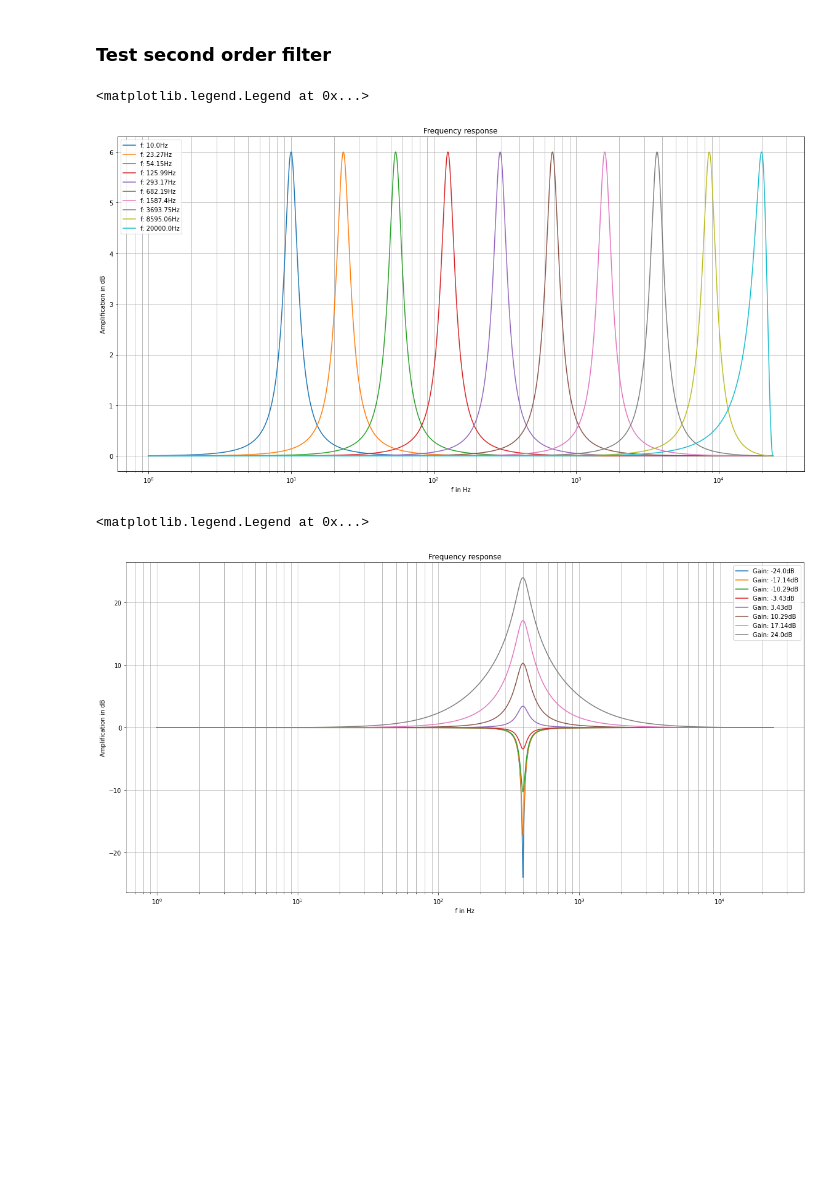
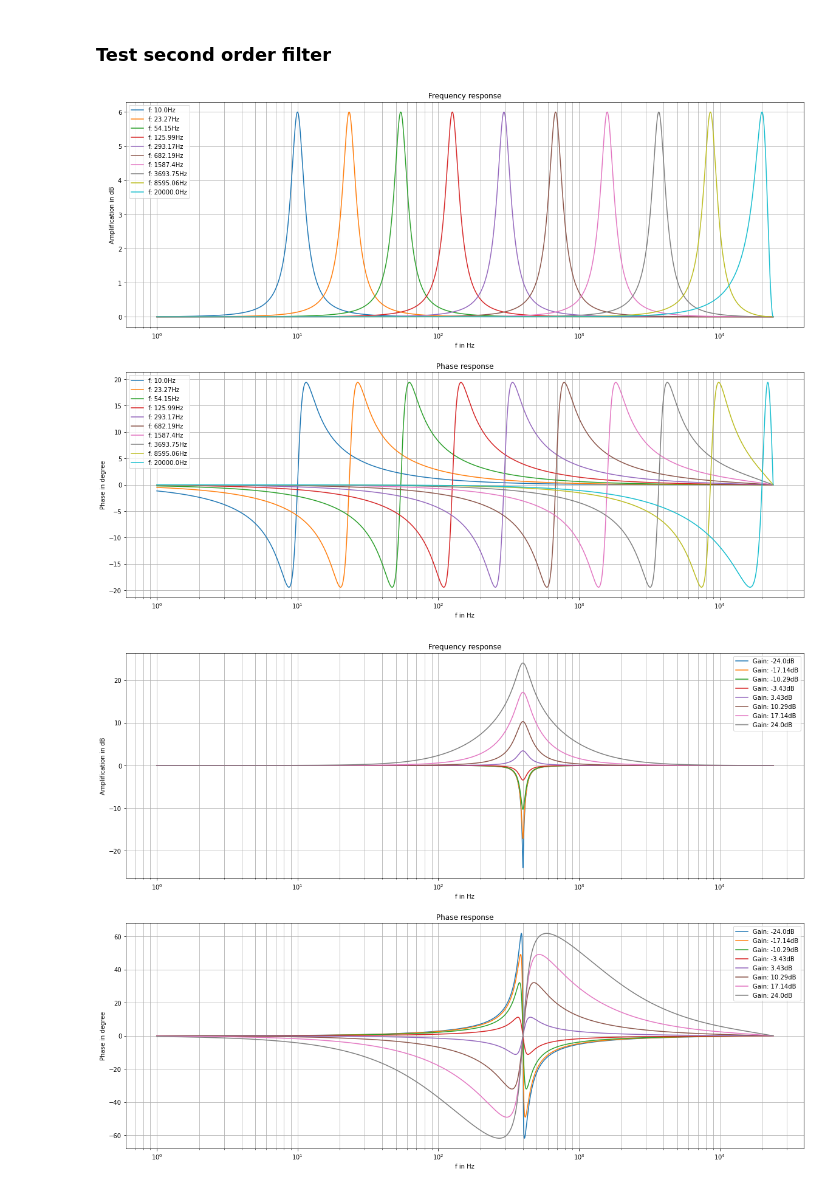
Before and after one commit to simongapp/python_audio_tools, a Jupyter notebook: EQ_Regalia/filter_test.ipynb, the cells around one changed output. Drawn from its saved outputs; the diff is of its cells as text; code cells hidden in the pictures; blank space fills up the shorter version.

```diff
--- a/EQ_Regalia/filter_test.ipynb
+++ b/EQ_Regalia/filter_test.ipynb
@@ -9,5 +9,7 @@ import numpy as np
 import matplotlib.pyplot as plt
 
 import eq_regalia as eq
+# %%
+save_plots=False
 # %% [markdown]
 ### Test first order filter
@@ -18,7 +19,8 @@ Configuration either in HPF (default) or LPF
 f = np.logspace(np.log10(10), np.log10(20e3), 10)
 legend=[]
 
-plt.figure(figsize=(20,10))
+plt.figure(figsize=(20,15))
+plt.subplot(2,1,1)
 for i in f:
     x,y = eq.first_order(freq=i)
     plt.semilogx(x, 20*np.log10(np.abs(y)))
@@ -29,14 +31,17 @@ plt.ylabel("Amplification in dB")
 plt.xlabel("f in Hz")
 plt.legend(legend)
 
-plt.figure(figsize=(20,10))
+plt.subplot(2,1,2)
 for i in f:
-    x,y = eq.first_order(freq=i, filter="lpf")
-    plt.semilogx(x, 20*np.log10(np.abs(y)))
-    legend.append("f: " + str(np.round(i,2)) + "Hz")
+    x,y = eq.first_order(freq=i)
+    y_phase = -np.arctan(np.imag(y)/np.real(y))
+    plt.semilogx(x,np.rad2deg(y_phase))
 plt.grid(True, which="both")
-plt.title("Frequency response LPF")
-plt.ylabel("Amplification in dB")
+plt.title("Phase response HPF")
+plt.ylabel("Phase in degree")
 plt.xlabel("f in Hz")
 plt.legend(legend)
+
+if(save_plots):
+    plt.savefig('plots/bode_first_order_HPF.png')
 # %% [output]
@@ -48,27 +86,42 @@ plt.legend(legend)
 # %%
 # Sweep through frequencies
 f = np.logspace(np.log10(10), np.log10(20e3), 10)
 legend=[]
 
-plt.figure(figsize=(20,10))
+plt.figure(figsize=(20,15))
+plt.subplot(2,1,1)
 for i in f:
     x,y = eq.second_order(freq=i,gain=6)
     plt.semilogx(x, 20*np.log10(np.abs(y)))
     legend.append("f: " + str(np.round(i,2)) + "Hz")
 plt.grid(True, which="both")
 plt.title("Frequency response")
 plt.ylabel("Amplification in dB")
 plt.xlabel("f in Hz")
 plt.legend(legend)
+
+plt.subplot(2,1,2)
+for i in f:
+    x,y = eq.second_order(freq=i, gain=6)
+    y_phase = -np.arctan(np.imag(y)/np.real(y))
+    plt.semilogx(x,np.rad2deg(y_phase))
+plt.grid(True, which="both")
+plt.title("Phase response")
+plt.ylabel("Phase in degree")
+plt.xlabel("f in Hz")
+plt.legend(legend)
+
+if(save_plots):
+    plt.savefig('plots/bode_second_order_frequency_sweep.png')
 # %% [output]
-<matplotlib.legend.Legend at 0x...>
-[figure, old version]
+[figure, new version]
 # %%
 # Sweep through gains
 gains = np.linspace(-24, 24, 8)
 legend=[]
 
-plt.figure(figsize=(20,10))
+plt.figure(figsize=(20,15))
+plt.subplot(2,1,1)
 for i in gains:
     x,y = eq.second_order(freq=400,gain=i, Q_fac=5)
     plt.semilogx(x, 20*np.log10(np.abs(y)))
@@ -78,9 +131,22 @@ plt.title("Frequency response")
 plt.ylabel("Amplification in dB")
 plt.xlabel("f in Hz")
 plt.legend(legend)
+
+plt.subplot(2,1,2)
+for i in gains:
+    x,y = eq.second_order(freq=400,gain=i, Q_fac=5)
+    y_phase = -np.arctan(np.imag(y)/np.real(y))
+    plt.semilogx(x,np.rad2deg(y_phase))
+plt.grid(True, which="both")
+plt.title("Phase response")
+plt.ylabel("Phase in degree")
+plt.xlabel("f in Hz")
+plt.legend(legend)
+
+if(save_plots):
+    plt.savefig('plots/bode_second_order_gain_sweep.png')
 # %% [output]
-<matplotlib.legend.Legend at 0x...>
-[figure, old version]
+[figure, new version]
 # %%
 # Sweep through Q-factors
 Q_fac = np.linspace(0.1,10, 15)
```
Also changed, not shown: parts of 5 cells of this notebook, 9 other files.
